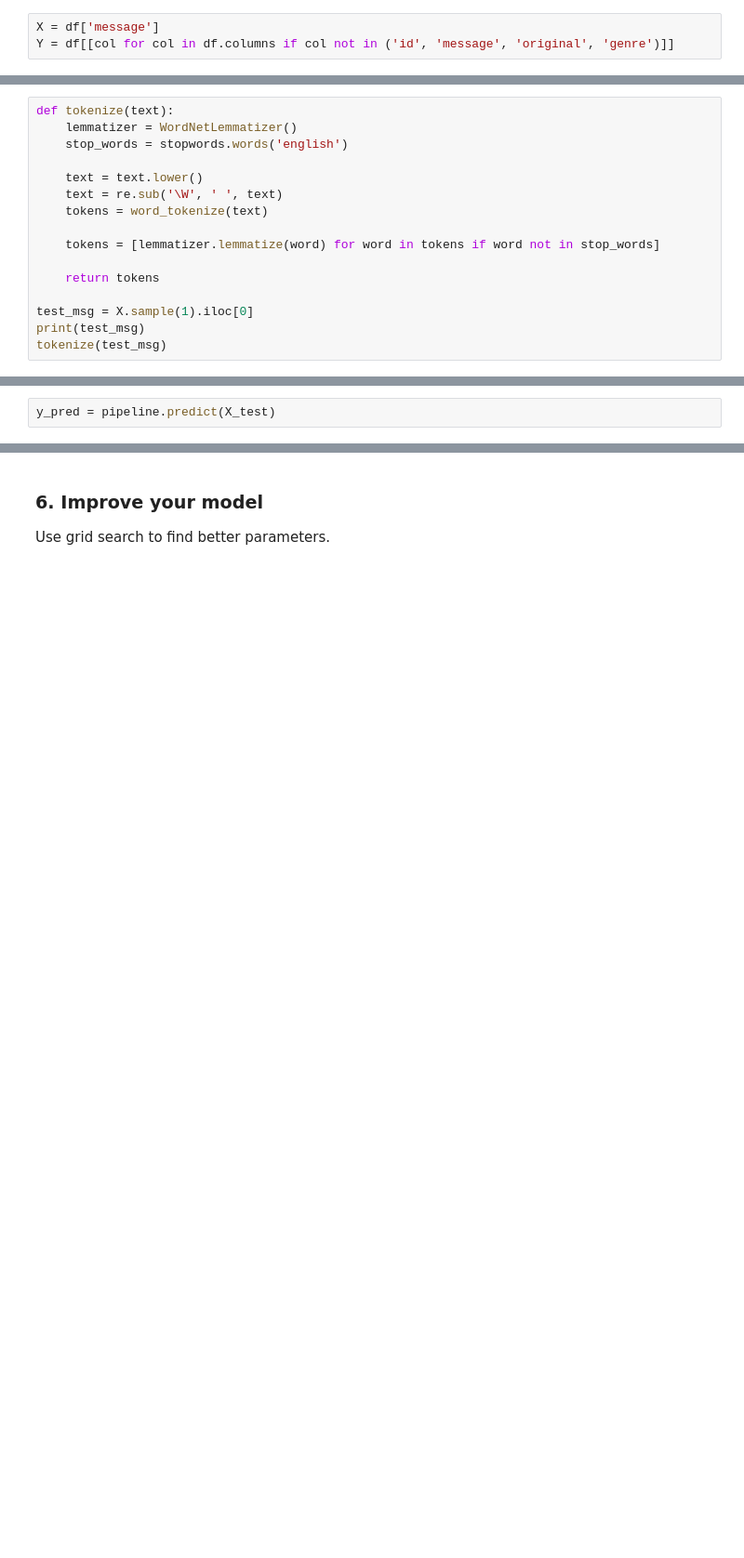
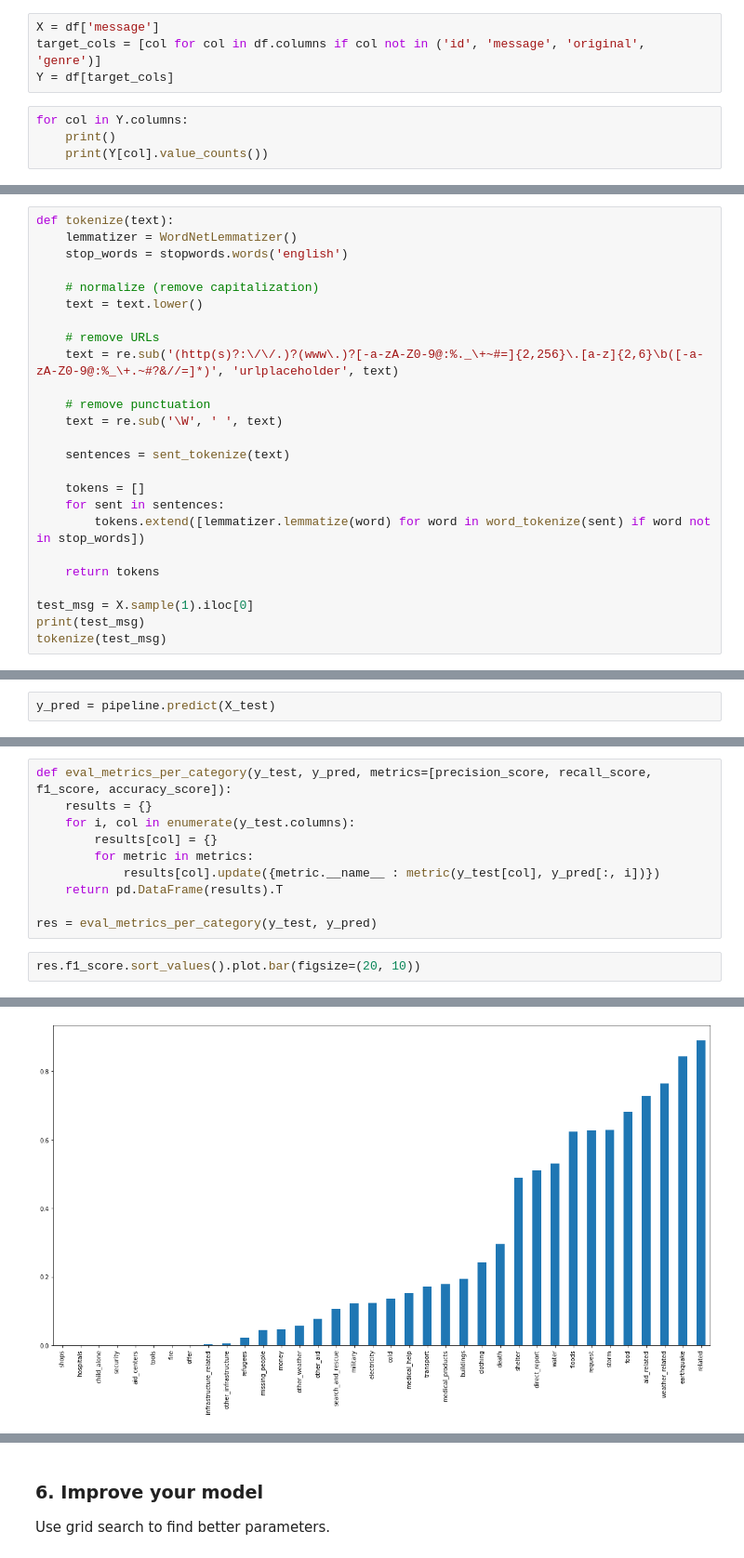
Before and after one commit to guischmitd/disaster-response-classifier, a Jupyter notebook: notebooks/ML Pipeline Preparation.ipynb, the cells around one changed output, grey strips where cells are left out. Shown: that part at 93% size. Cells and saved outputs as stored; diff of their text form; blank space fills up the shorter version.

Commit message:
cleanup now drops nonbinary class values + further ML preparation

```diff
--- a/notebooks/ML Pipeline Preparation.ipynb
+++ b/notebooks/ML Pipeline Preparation.ipynb
@@ -69,3 +51,8 @@ dtype: int64
 # %%
 X = df['message']
-Y = df[[col for col in df.columns if col not in ('id', 'message', 'original', 'genre')]]
+target_cols = [col for col in df.columns if col not in ('id', 'message', 'original', 'genre')]
+Y = df[target_cols]
+# %%
+for col in Y.columns:
+    print()
+    print(Y[col].value_counts())
@@ -76,11 +81,20 @@ def tokenize(text):
     lemmatizer = WordNetLemmatizer()
     stop_words = stopwords.words('english')
 
+    # normalize (remove capitalization)
     text = text.lower()
+
+    # remove URLs
+    text = re.sub('(http(s)?:\/\/.)?(www\.)?[-a-zA-Z0-9@:%._\+~#=]{2,256}\.[a-z]{2,6}\b([-a-zA-Z0-9@:%_\+.~#?&//=]*)', 'urlplaceholder', text)
+
+    # remove punctuation
     text = re.sub('\W', ' ', text)
-    tokens = word_tokenize(text)
 
-    tokens = [lemmatizer.lemmatize(word) for word in tokens if word not in stop_words]
+    sentences = sent_tokenize(text)
+
+    tokens = []
+    for sent in sentences:
+        tokens.extend([lemmatizer.lemmatize(word) for word in word_tokenize(sent) if word not in stop_words])
 
     return tokens
 
@@ -182,0 +199,13 @@ avg / total       0.83      0.85      0.82      7854
+# %%
+def eval_metrics_per_category(y_test, y_pred, metrics=[precision_score, recall_score, f1_score, accuracy_score]):
+    results = {}
+    for i, col in enumerate(y_test.columns):
+        results[col] = {}
+        for metric in metrics:
+            results[col].update({metric.__name__ : metric(y_test[col], y_pred[:, i])})
+    return pd.DataFrame(results).T
+
+res = eval_metrics_per_category(y_test, y_pred)
+# %%
+res.f1_score.sort_values().plot.bar(figsize=(20, 10))
+# %% [output]
@@ -182,0 +213 @@ avg / total       0.83      0.85      0.82      7854
+[figure, added]
```
Also changed, not shown: parts of 14 cells of this notebook, 4 other files.
